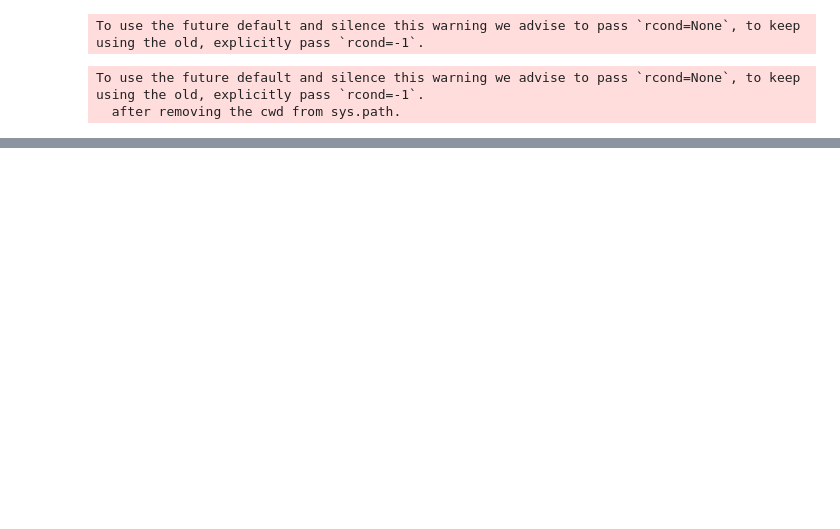
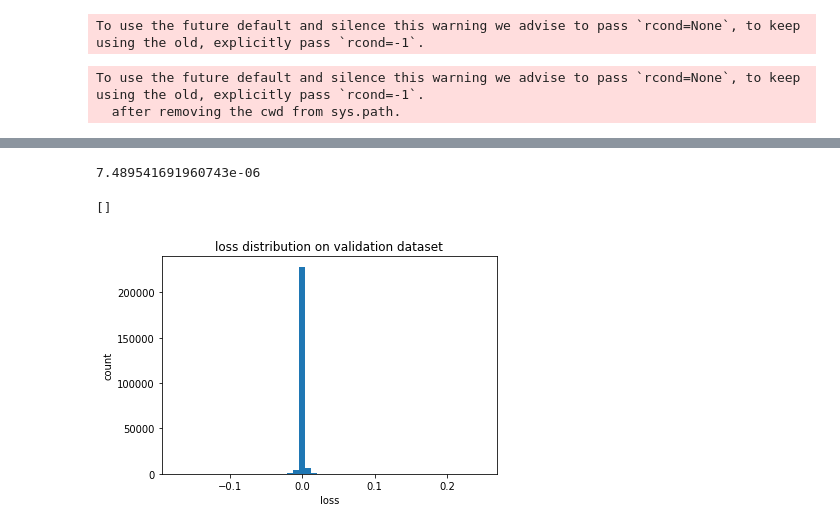
Before and after one commit to lixuran/mlpr_coursework1, a Jupyter notebook: intermitant.ipynb, the cells around one changed output, grey strips where cells are left out. Cells and saved outputs as stored; diff of their text form; code cells hidden in the pictures; blank space fills up the shorter version.

```diff
--- a/intermitant.ipynb
+++ b/intermitant.ipynb
@@ -130,0 +174,21 @@ y_train,y_test
+# %%
+c = bestC
+k = bestK
+predicts = poly_predict_batch(c,k,X_shuf_val)
+total_error = np.sum(np.square(y_shuf_val - predicts))
+mean_error = np.mean(np.square(y_shuf_val - predicts))
+print("On Dev:")
+print("C is: " + str(c))
+print("K is: " + str(k))
+print("Mean Error: " + str(mean_error))
+print("Total Error: " + str(total_error))
+
+
+predicts = poly_predict_batch(c,k,X_shuf_test)
+total_error = np.sum(np.square(y_shuf_test - predicts))
+mean_error = np.mean(np.square(y_shuf_test - predicts))
+print("On Test:")
+print("C is: " + str(c))
+print("K is: " + str(k))
+print("Mean Error: " + str(mean_error))
+print("Total Error: " + str(total_error))
@@ -130,0 +298,26 @@ y_train,y_test
+# %%
+#q4b
+best_C=18
+x_test_q4,y_test=X_shuf_test[:,-best_C:],y_shuf_test
+biased_x_test = np.concatenate([x_test_q4, np.ones((x_test_q4.shape[0],1))], axis=1)
+test_loss=np.square(y_test-np.matmul(biased_x_test,best_w)).mean()
+test_loss
+# %% [output]
+7.489541691960743e-06
+# %%
+#q4c
+x_val_q4,y_val_q4=X_shuf_val[:,-best_C:],y_shuf_val
+biased_x_val_q4 = np.concatenate([x_val_q4, np.ones((x_val_q4.shape[0],1))], axis=1)
+val_residual=y_val_q4-np.matmul(biased_x_val_q4,best_w) #N*1
+# %%
+
+
+plt.figure()
+plt.hist(val_residual,bins=50)
+plt.ylabel("count")
+plt.title("loss distribution on validation dataset")
+plt.xlabel("loss")
+plt.plot()
+# %% [output]
+[]
+[figure, added]
```
Also changed, not shown: parts of 16 cells of this notebook.
